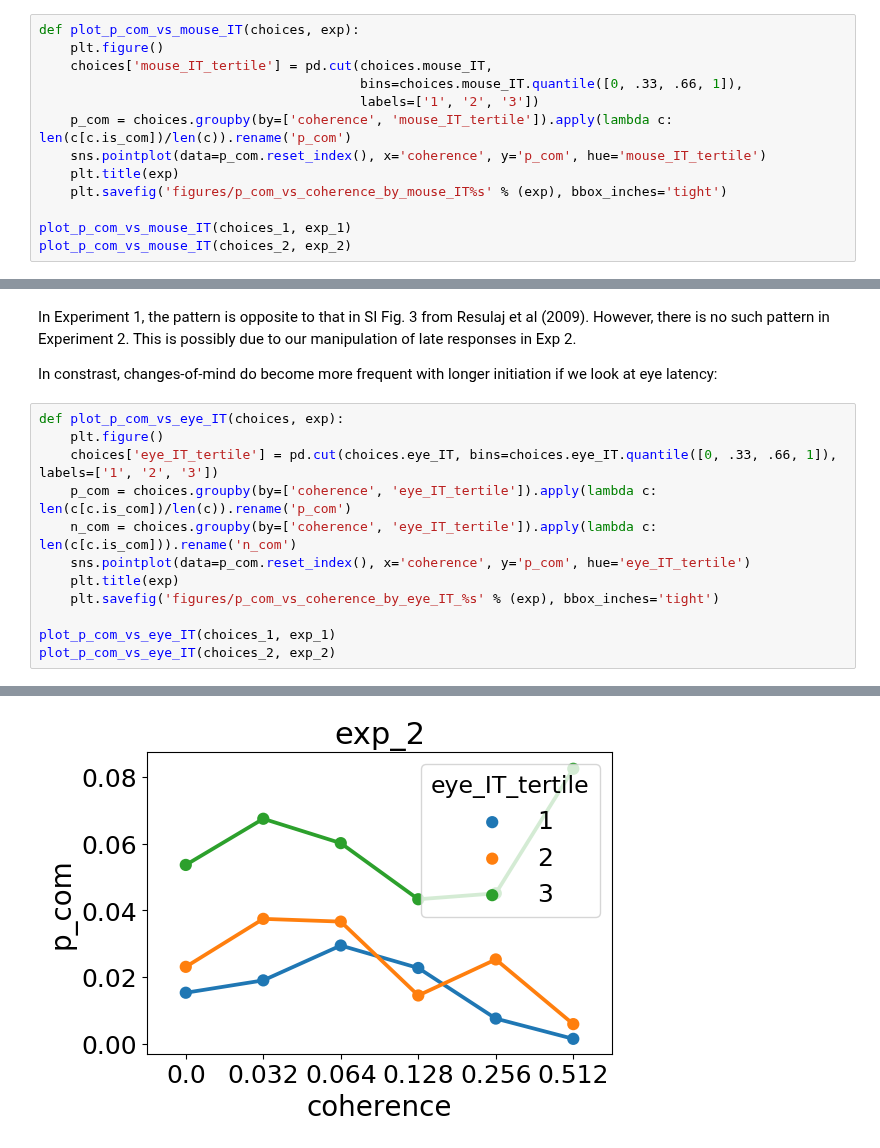
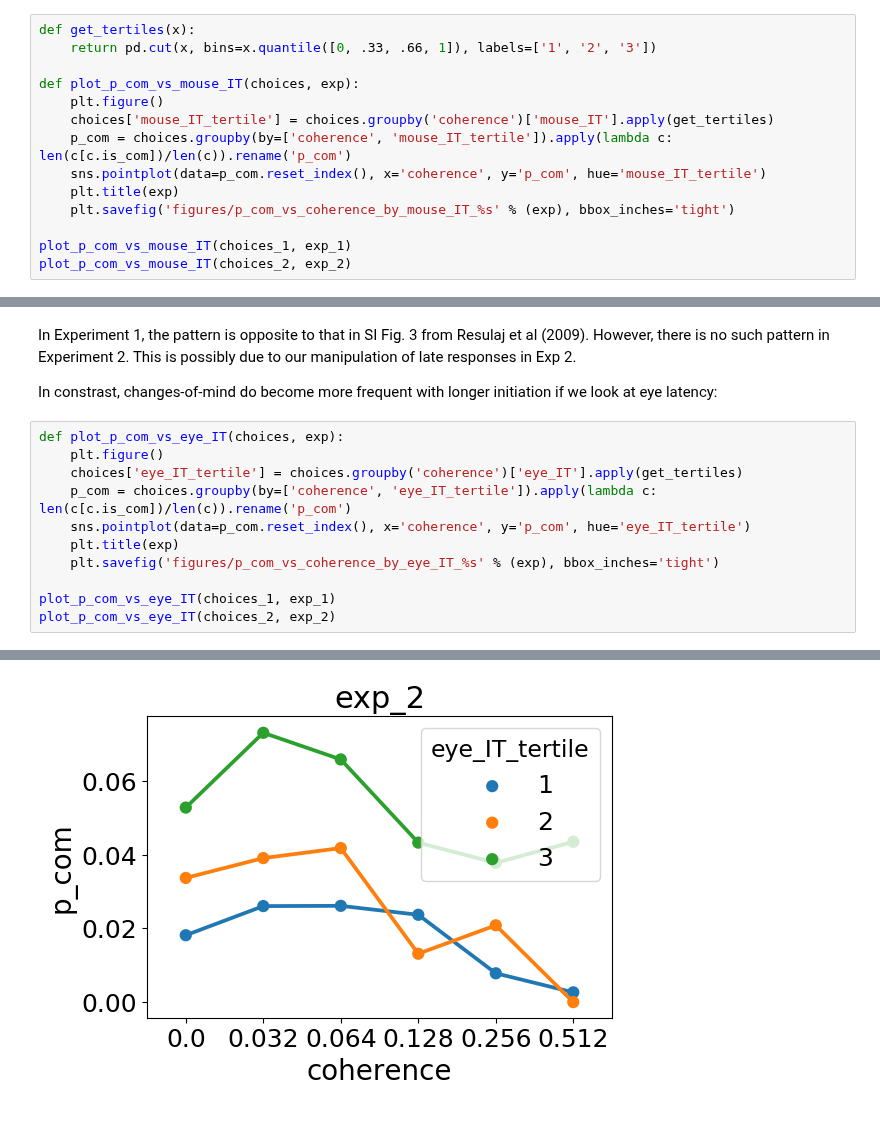
Before and after one commit to cherepaha/eyehandrdk, a Jupyter notebook: psychometrics.ipynb, the cells around one changed output, grey strips where cells are left out. Saved outputs shown, nothing was run; the diff lists cells and outputs as text.

Commit message:
Probability of CoM by initiation time updated
Tertiles are now calculated within coherence levels -- though the results didn't change much

```diff
--- a/psychometrics.ipynb
+++ b/psychometrics.ipynb
@@ -223,15 +223,16 @@ plot_p_com_vs_coherence(choices_2, exp_2)
 # %% [markdown]
 Let's look at probability of CoM for trials with different initation times
 # %%
+def get_tertiles(x):
+    return pd.cut(x, bins=x.quantile([0, .33, .66, 1]), labels=['1', '2', '3'])
+
 def plot_p_com_vs_mouse_IT(choices, exp):
     plt.figure()
-    choices['mouse_IT_tertile'] = pd.cut(choices.mouse_IT,
-                                         bins=choices.mouse_IT.quantile([0, .33, .66, 1]),
-                                         labels=['1', '2', '3'])
+    choices['mouse_IT_tertile'] = choices.groupby('coherence')['mouse_IT'].apply(get_tertiles)
     p_com = choices.groupby(by=['coherence', 'mouse_IT_tertile']).apply(lambda c: len(c[c.is_com])/len(c)).rename('p_com')
     sns.pointplot(data=p_com.reset_index(), x='coherence', y='p_com', hue='mouse_IT_tertile')
     plt.title(exp)
-    plt.savefig('figures/p_com_vs_coherence_by_mouse_IT%s' % (exp), bbox_inches='tight')
+    plt.savefig('figures/p_com_vs_coherence_by_mouse_IT_%s' % (exp), bbox_inches='tight')
 
 plot_p_com_vs_mouse_IT(choices_1, exp_1)
 plot_p_com_vs_mouse_IT(choices_2, exp_2)
@@ -245,9 +246,8 @@ In constrast, changes-of-mind do become more frequent with longer initiation if
 # %%
 def plot_p_com_vs_eye_IT(choices, exp):
     plt.figure()
-    choices['eye_IT_tertile'] = pd.cut(choices.eye_IT, bins=choices.eye_IT.quantile([0, .33, .66, 1]), labels=['1', '2', '3'])
+    choices['eye_IT_tertile'] = choices.groupby('coherence')['eye_IT'].apply(get_tertiles)
     p_com = choices.groupby(by=['coherence', 'eye_IT_tertile']).apply(lambda c: len(c[c.is_com])/len(c)).rename('p_com')
-    n_com = choices.groupby(by=['coherence', 'eye_IT_tertile']).apply(lambda c: len(c[c.is_com])).rename('n_com')
     sns.pointplot(data=p_com.reset_index(), x='coherence', y='p_com', hue='eye_IT_tertile')
     plt.title(exp)
     plt.savefig('figures/p_com_vs_coherence_by_eye_IT_%s' % (exp), bbox_inches='tight')
@@ -259 +259 @@ plot_p_com_vs_eye_IT(choices_2, exp_2)
-[figure, old version]
+[figure, new version]
```
Also changed, not shown: parts of 2 cells of this notebook.
